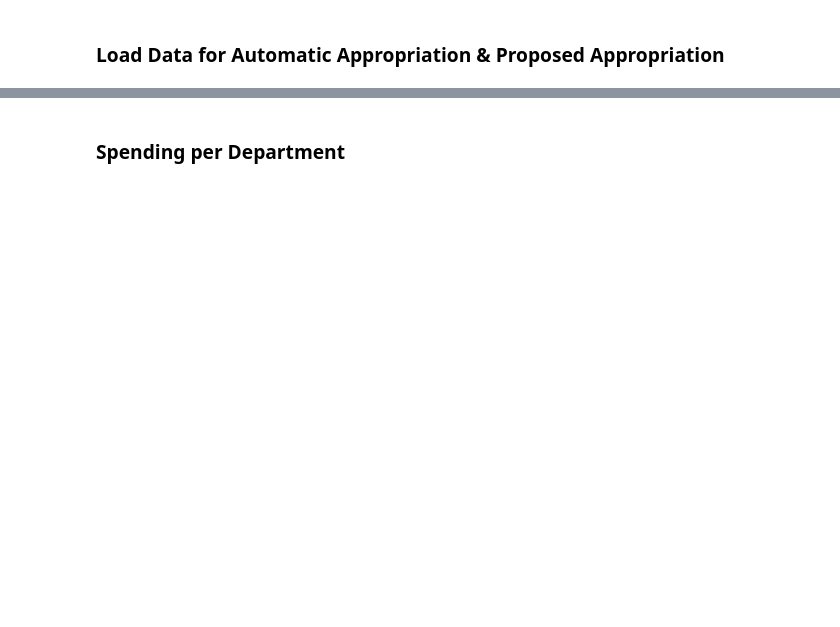
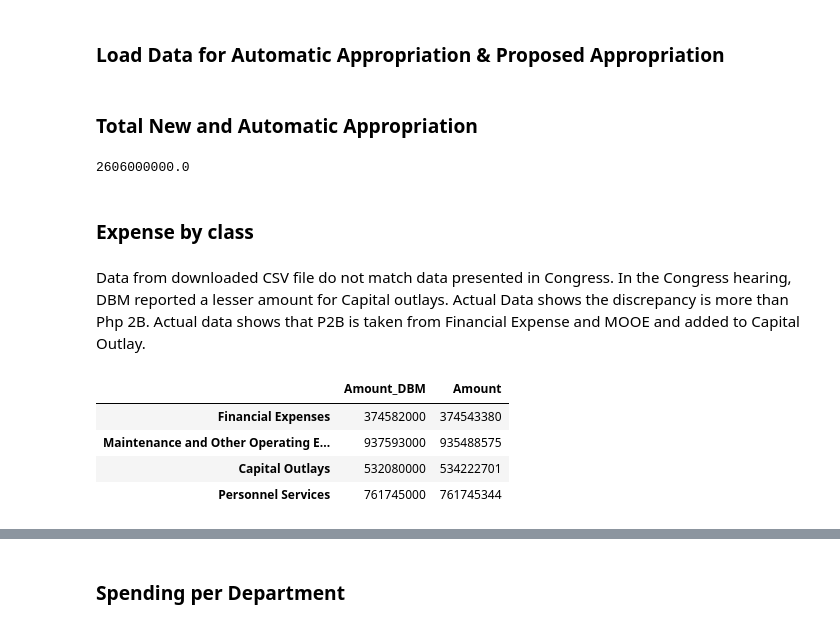
Before and after one commit to RickBahague/ICT4P, a Jupyter notebook: ICT Spending in the 2015 NEP.ipynb, the cells around one changed output, grey strips where cells are left out. Cells and saved outputs as stored; diff of their text form; code cells hidden in the pictures; blank space fills up the shorter version.

```diff
--- a/ICT Spending in the 2015 NEP.ipynb
+++ b/ICT Spending in the 2015 NEP.ipynb
@@ -37,3 +37,33 @@ auto_approp.columns = [u'uacs_dpt_id', u'Department', u'uacs_agy_id', u'Agency',
 #select data for analysis
 auto_approp_data = auto_approp[auto_approp.Amount>0][['Department','Agency','Description','Category','Objective','Amount']]
 new_approp_data = new_approp[new_approp.Amount>0][['Department','Agency','Description','Category','Objective','Amount']]
+# %% [markdown]
+### Total New and Automatic Appropriation
+# %%
+auto_approp_data['Amount'].sum() + new_approp_data['Amount'].sum()
+# %% [output]
+2606000000.0
+# %% [markdown]
+### Expense by class
+# %% [markdown]
+Data from downloaded CSV file do not match data presented in Congress. In the Congress hearing, DBM reported a lesser amount for Capital outlays. Actual Data shows the discrepancy is more than Php 2B. Actual data shows that P2B is taken from Financial Expense and MOOE and added to Capital Outlay.
+# %%
+temp_auto = auto_approp_data[['Category','Amount']].groupby(['Category']).sum()
+temp_new = new_approp_data[['Category','Amount']].groupby(['Category']).sum()
+expense_class = temp_auto.add(temp_new,axis='index')
+# %%
+dbm_presentation_expense = [374582000,937593000,532080000,761745000]
+
+dbm_presentation_class = pd.DataFrame(dbm_presentation_expense)
+dbm_presentation_class.index=['Financial Expenses','Maintenance and Other Operating Expenses',
+                              'Capital Outlays','Personnel Services']
+dbm_presentation_class.columns=['Amount']
+dbm_presentation_class.sort_index()
+check=dbm_presentation_class.join(expense_class,lsuffix='_DBM',how='left')
+check
+# %% [output]
+|  | Amount_DBM | Amount |
+| Financial Expenses | 374582000 | 374543380 |
+| Maintenance and Other Operating E... | 937593000 | 935488575 |
+| Capital Outlays | 532080000 | 534222701 |
+| Personnel Services | 761745000 | 761745344 |
```
Also changed, not shown: parts of 20 cells of this notebook.
